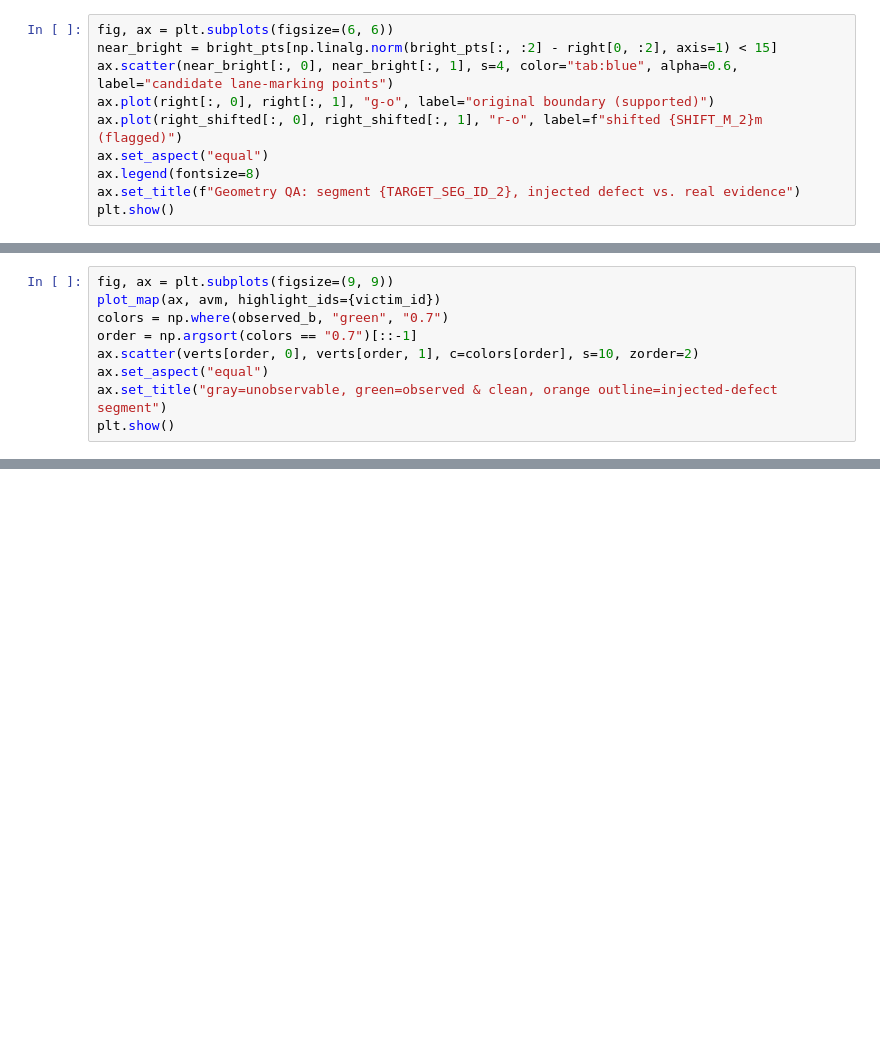
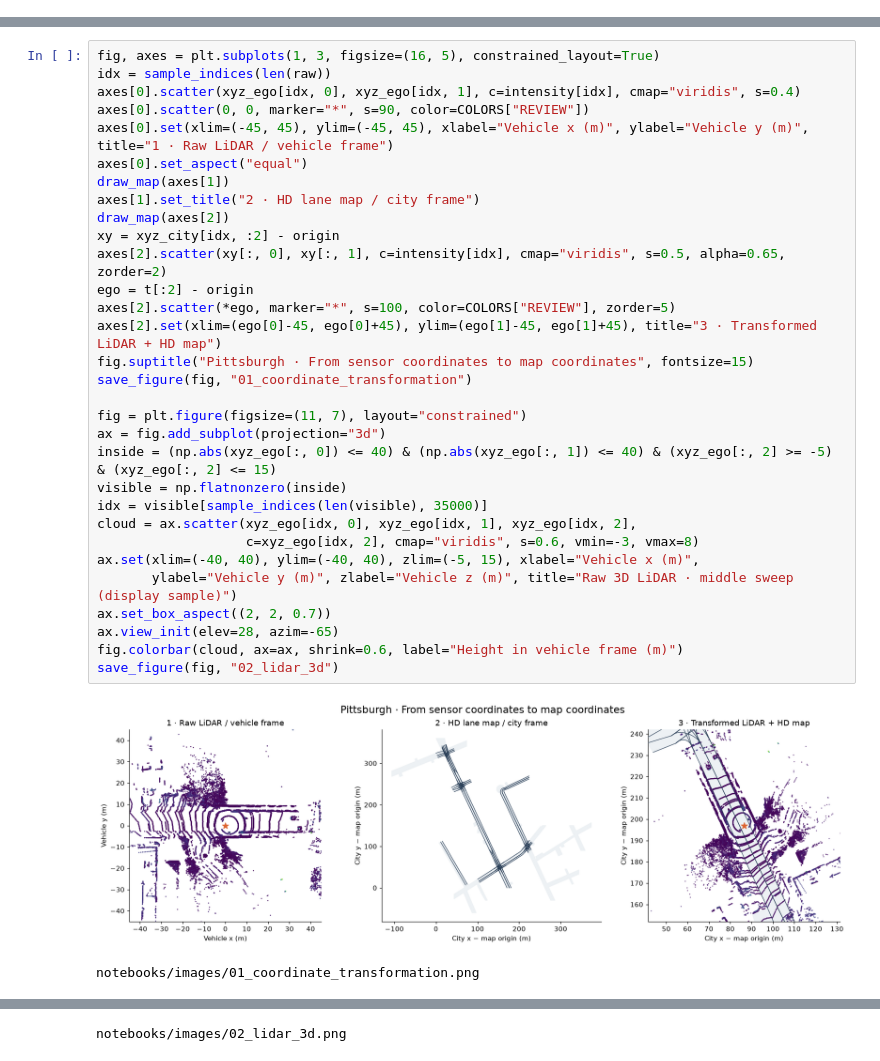
Before and after one commit to kwasiasomani/hdmap-watch, a Jupyter notebook: notebooks/01_pipeline_walkthrough.ipynb, the cells around one changed output, grey strips where cells are left out. Drawn from its saved outputs; the diff is of its cells as text; blank space fills up the shorter version.

```diff
--- a/notebooks/01_pipeline_walkthrough.ipynb
+++ b/notebooks/01_pipeline_walkthrough.ipynb
@@ -331,10 +0,0 @@ vertices individually over threshold: 4/15
-# %%
-fig, ax = plt.subplots(figsize=(6, 6))
-near_bright = bright_pts[np.linalg.norm(bright_pts[:, :2] - right[0, :2], axis=1) < 15]
-ax.scatter(near_bright[:, 0], near_bright[:, 1], s=4, color="tab:blue", alpha=0.6, label="candidate lane-marking points")
-ax.plot(right[:, 0], right[:, 1], "g-o", label="original boundary (supported)")
-ax.plot(right_shifted[:, 0], right_shifted[:, 1], "r-o", label=f"shifted {SHIFT_M_2}m (flagged)")
-ax.set_aspect("equal")
-ax.legend(fontsize=8)
-ax.set_title(f"Geometry QA: segment {TARGET_SEG_ID_2}, injected defect vs. real evidence")
-plt.show()
@@ -626,9 +0,0 @@ Section 8.
-# %%
-fig, ax = plt.subplots(figsize=(9, 9))
-plot_map(ax, avm, highlight_ids={victim_id})
-colors = np.where(observed_b, "green", "0.7")
-order = np.argsort(colors == "0.7")[::-1]
-ax.scatter(verts[order, 0], verts[order, 1], c=colors[order], s=10, zorder=2)
-ax.set_aspect("equal")
-ax.set_title("gray=unobservable, green=observed & clean, orange outline=injected-defect segment")
-plt.show()
@@ -712,0 +94,34 @@ target architecture in the README):
+# %%
+fig, axes = plt.subplots(1, 3, figsize=(16, 5), constrained_layout=True)
+idx = sample_indices(len(raw))
+axes[0].scatter(xyz_ego[idx, 0], xyz_ego[idx, 1], c=intensity[idx], cmap="viridis", s=0.4)
+axes[0].scatter(0, 0, marker="*", s=90, color=COLORS["REVIEW"])
+axes[0].set(xlim=(-45, 45), ylim=(-45, 45), xlabel="Vehicle x (m)", ylabel="Vehicle y (m)", title="1 · Raw LiDAR / vehicle frame")
+axes[0].set_aspect("equal")
+draw_map(axes[1])
+axes[1].set_title("2 · HD lane map / city frame")
+draw_map(axes[2])
+xy = xyz_city[idx, :2] - origin
+axes[2].scatter(xy[:, 0], xy[:, 1], c=intensity[idx], cmap="viridis", s=0.5, alpha=0.65, zorder=2)
+ego = t[:2] - origin
+axes[2].scatter(*ego, marker="*", s=100, color=COLORS["REVIEW"], zorder=5)
+axes[2].set(xlim=(ego[0]-45, ego[0]+45), ylim=(ego[1]-45, ego[1]+45), title="3 · Transformed LiDAR + HD map")
+fig.suptitle("Pittsburgh · From sensor coordinates to map coordinates", fontsize=15)
+save_figure(fig, "01_coordinate_transformation")
+
+fig = plt.figure(figsize=(11, 7), layout="constrained")
+ax = fig.add_subplot(projection="3d")
+inside = (np.abs(xyz_ego[:, 0]) <= 40) & (np.abs(xyz_ego[:, 1]) <= 40) & (xyz_ego[:, 2] >= -5) & (xyz_ego[:, 2] <= 15)
+visible = np.flatnonzero(inside)
+idx = visible[sample_indices(len(visible), 35000)]
+cloud = ax.scatter(xyz_ego[idx, 0], xyz_ego[idx, 1], xyz_ego[idx, 2],
+                   c=xyz_ego[idx, 2], cmap="viridis", s=0.6, vmin=-3, vmax=8)
+ax.set(xlim=(-40, 40), ylim=(-40, 40), zlim=(-5, 15), xlabel="Vehicle x (m)",
+       ylabel="Vehicle y (m)", zlabel="Vehicle z (m)", title="Raw 3D LiDAR · middle sweep (display sample)")
+ax.set_box_aspect((2, 2, 0.7))
+ax.view_init(elev=28, azim=-65)
+fig.colorbar(cloud, ax=ax, shrink=0.6, label="Height in vehicle frame (m)")
+save_figure(fig, "02_lidar_3d")
+# %% [output]
+[figure, added]
+notebooks/images/01_coordinate_transformation.png
@@ -712,0 +129 @@ target architecture in the README):
+notebooks/images/02_lidar_3d.png
```
Also changed, not shown: parts of 54 cells of this notebook.
